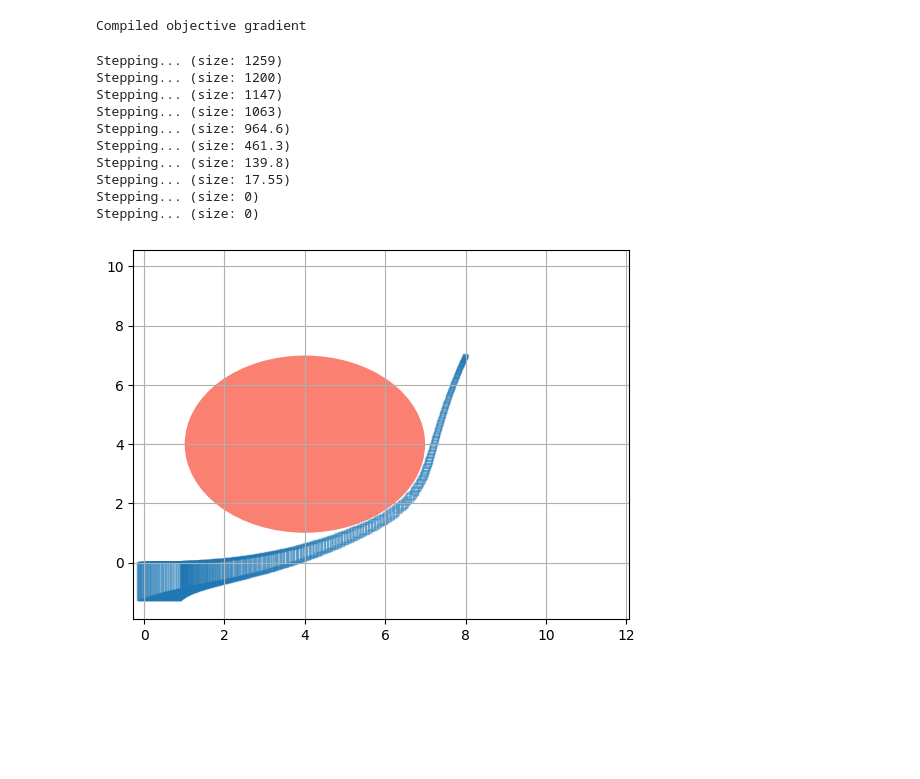
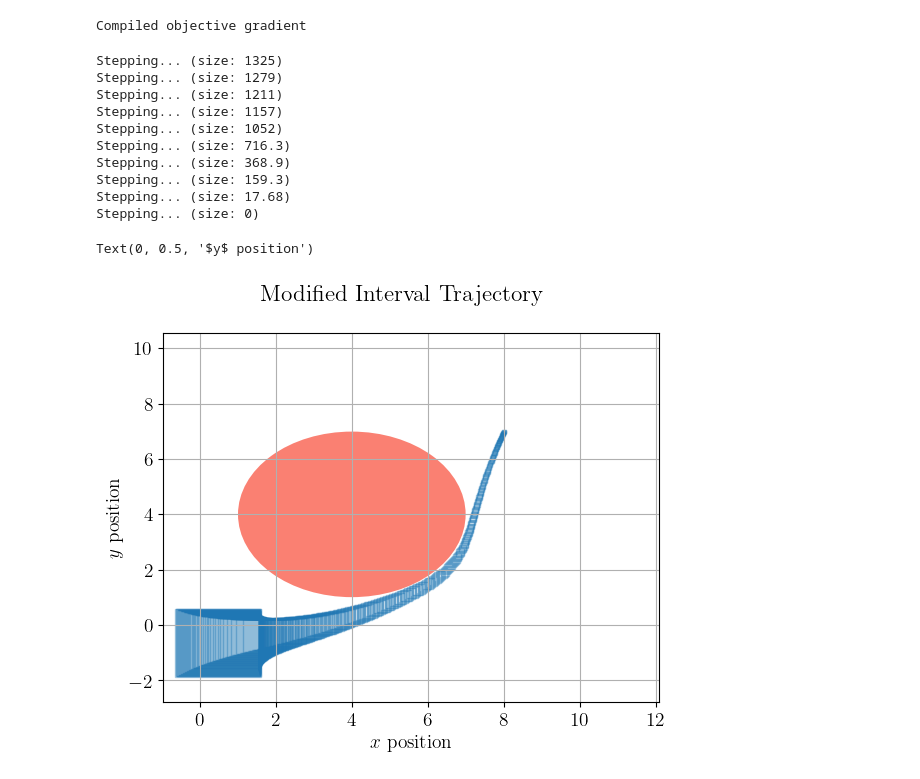
Before and after one commit to gtfactslab/immrax, a Jupyter notebook: examples/auxillary_vars/vehicle_mpc.ipynb, the cells around one changed output. Cells and saved outputs as stored; diff of their text form; code cells hidden in the pictures; blank space fills up the shorter version.

```diff
--- a/examples/auxillary_vars/vehicle_mpc.ipynb
+++ b/examples/auxillary_vars/vehicle_mpc.ipynb
@@ -205,7 +205,7 @@ Interval based reachability methods are notoriously over conservative.
 We apply interval refinement to mitigate this conservativeness.
 By using information about the relationships between state variables, the size of the interval overapproximation can be greatly reduced.
 # %%
-num_pairings = 4
+num_pairings = 2
 H = jnp.eye(4)
 pairings = angular_sweep(num_pairings)
 x_psi = (
@@ -295,7 +295,7 @@ def F_lifted(
 
 
 # Create an embedding system to compute the reachable set
-esys = AuxVarEmbedding(sys, H, mode="sample", F=F_lifted)
+esys = AuxVarEmbedding(sys, H, mode="linprog", F=F_lifted)
 # %% [markdown]
 With all of the machinery prepared, we can now compute both individual trajectories and reachable sets for the system with vehicle dynamics.
 # %%
@@ -344,6 +344,7 @@ disturbances = jnp.repeat(w_worst_case.reshape((1, 2)), len(us), axis=0)
 disturbed_traj = rollout_cl_traj(us, disturbances)
 interval_traj = rollout_cl_interval_traj(us)
 # %%
+plt.rcParams.update({"text.usetex": True, "font.family": "CMU Serif", "font.size": 14})
 fig, ax = plt.subplots()
 
 circle = patches.Circle((4, 4), 3 - 1e-2, facecolor="salmon", label="Obstacle")
@@ -353,8 +354,8 @@ ax.plot(xs[:, 0], xs[:, 1])  # MPC trajectory
 draw_refined_trajectory_2d(interval_traj, H)  # interval trajectory
 ax.plot(disturbed_traj.ys[:, 0], disturbed_traj.ys[:, 1])  # disturbed trajectory
 
-ax.set_xlabel("x position")
-ax.set_ylabel("y position")
+ax.set_xlabel("$x$ position")
+ax.set_ylabel("$y$ position")
 ax.set_title("Vehicle Trajectory")
 ax.grid(True)
 
@@ -396,23 +397,28 @@ for i in range(steps):
     us_gd -= lr * grad
     print(f"Stepping... (size: {jnp.linalg.norm(grad):.4g})")
 # %% [output]
-Stepping... (size: 1259)
-Stepping... (size: 1200)
-Stepping... (size: 1147)
-Stepping... (size: 1063)
-Stepping... (size: 964.6)
-Stepping... (size: 461.3)
-Stepping... (size: 139.8)
-Stepping... (size: 17.55)
+Stepping... (size: 1325)
+Stepping... (size: 1279)
+Stepping... (size: 1211)
+Stepping... (size: 1157)
+Stepping... (size: 1052)
+Stepping... (size: 716.3)
+Stepping... (size: 368.9)
+Stepping... (size: 159.3)
+Stepping... (size: 17.68)
 Stepping... (size: 0)
-Stepping... (size: 0)
+# %%
+traj_gd = rollout_cl_interval_traj(us_gd)
 # %%
-traj = rollout_cl_interval_traj(us_gd)
-
 fig, ax = plt.subplots()
 circle = patches.Circle((4, 4), 3 - 1e-2, facecolor="salmon", label="Obstacle")
 ax.add_patch(circle)  # Obstacle
-draw_refined_trajectory_2d(traj, H)
+draw_refined_trajectory_2d(traj_gd, H)
 ax.grid(True)
+
+fig.suptitle("Modified Interval Trajectory")
+ax.set_xlabel("$x$ position")
+ax.set_ylabel("$y$ position")
 # %% [output]
+Text(0, 0.5, '$y$ position')
-[figure, old version]
+[figure, new version]
```
Also changed, not shown: parts of 1 cell of this notebook.
